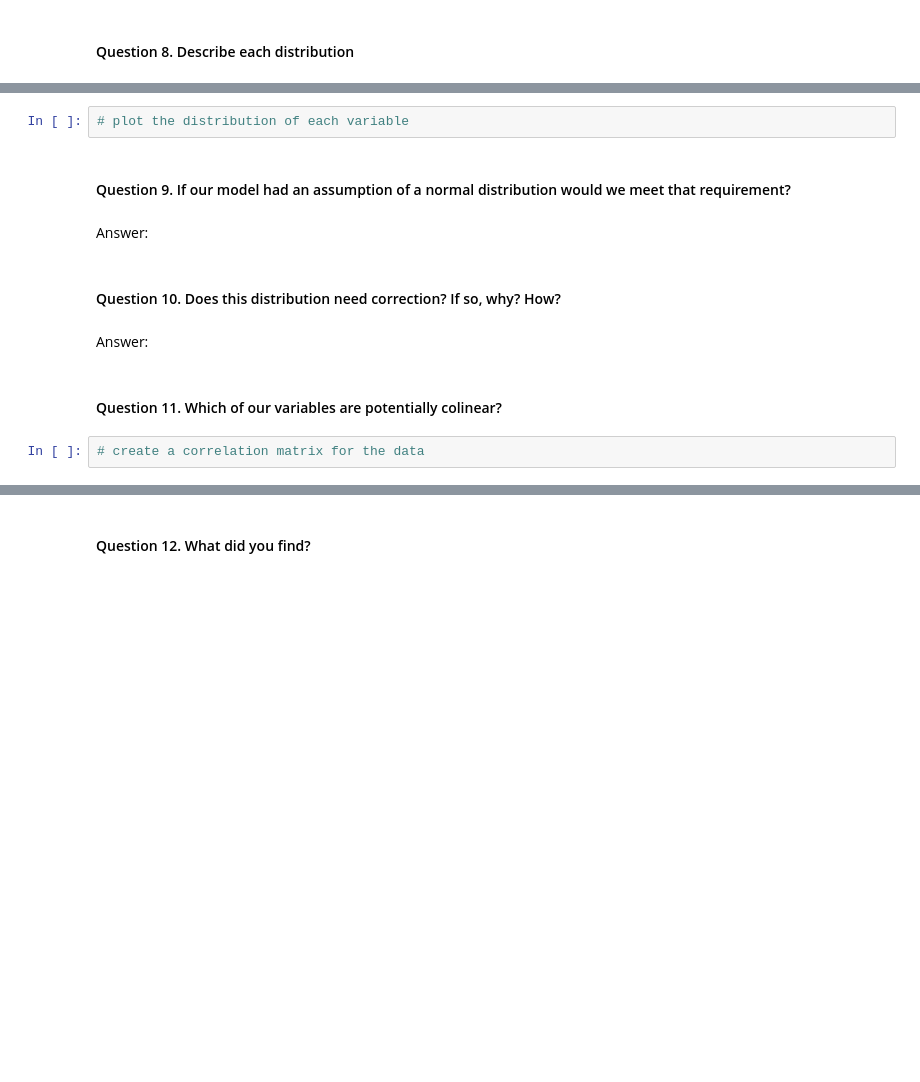
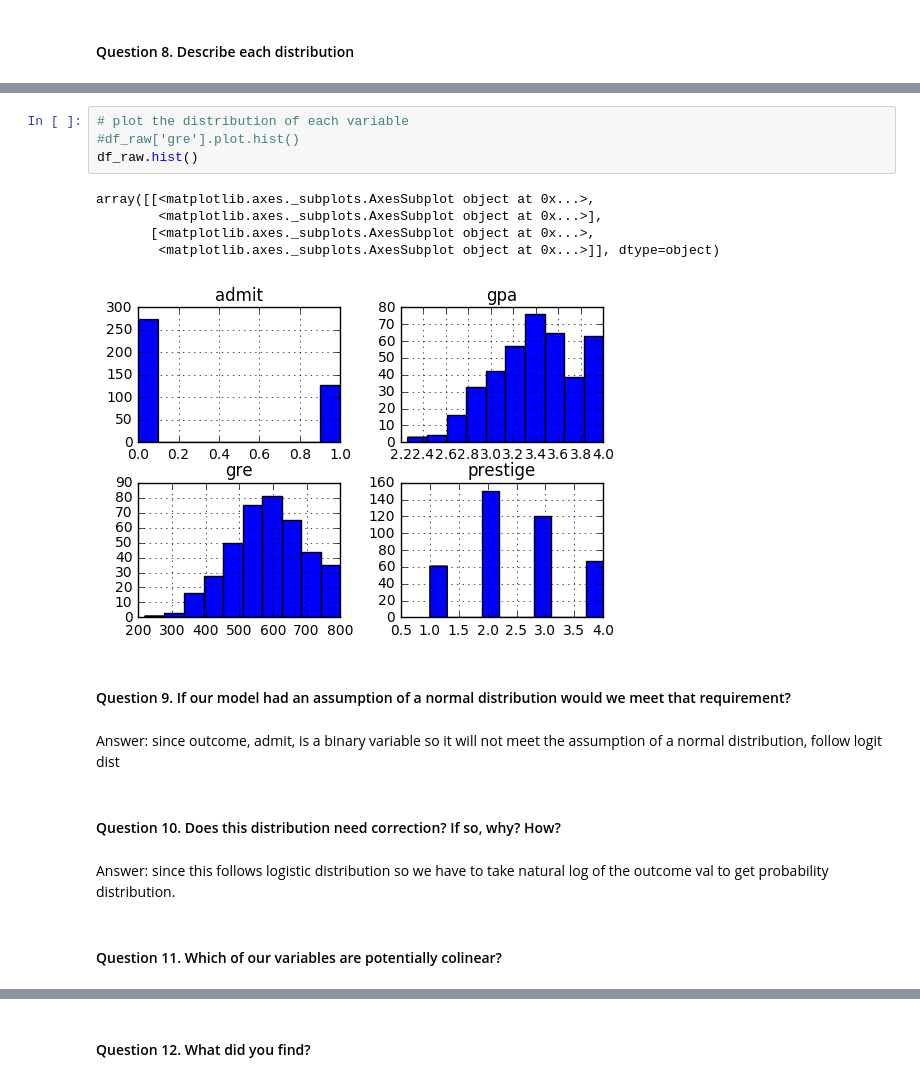
Before and after one commit to kkimura6/ds-homework, a Jupyter notebook: starter-code/project2-starter.ipynb, the cells around one changed output, grey strips where cells are left out. Cells and saved outputs as stored; diff of their text form; blank space fills up the shorter version.

```diff
--- a/starter-code/project2-starter.ipynb
+++ b/starter-code/project2-starter.ipynb
@@ -69,14 +110,20 @@ Answer:
 # %%
 # plot the distribution of each variable
+#df_raw['gre'].plot.hist()
+df_raw.hist()
+# %% [output]
+array([[<matplotlib.axes._subplots.AxesSubplot object at 0x...>,
+        <matplotlib.axes._subplots.AxesSubplot object at 0x...>],
+       [<matplotlib.axes._subplots.AxesSubplot object at 0x...>,
+        <matplotlib.axes._subplots.AxesSubplot object at 0x...>]], dtype=object)
+[figure, added]
 # %% [markdown]
 #### Question 9.  If our model had an assumption of a normal distribution would we meet that requirement?
-# %% [markdown]
-Answer:
+# %% [markdown]
+Answer: since outcome, admit, is a binary variable so it will not meet the assumption of a normal distribution, follow logit dist
 # %% [markdown]
 #### Question 10.  Does this distribution need correction? If so, why? How?
-# %% [markdown]
-Answer:
+# %% [markdown]
+Answer: since this follows logistic distribution so we have to take natural log of the outcome val to get probability distribution.
 # %% [markdown]
 #### Question 11. Which of our variables are potentially colinear?
-# %%
-# create a correlation matrix for the data
```
Also changed, not shown: parts of 31 cells of this notebook.
